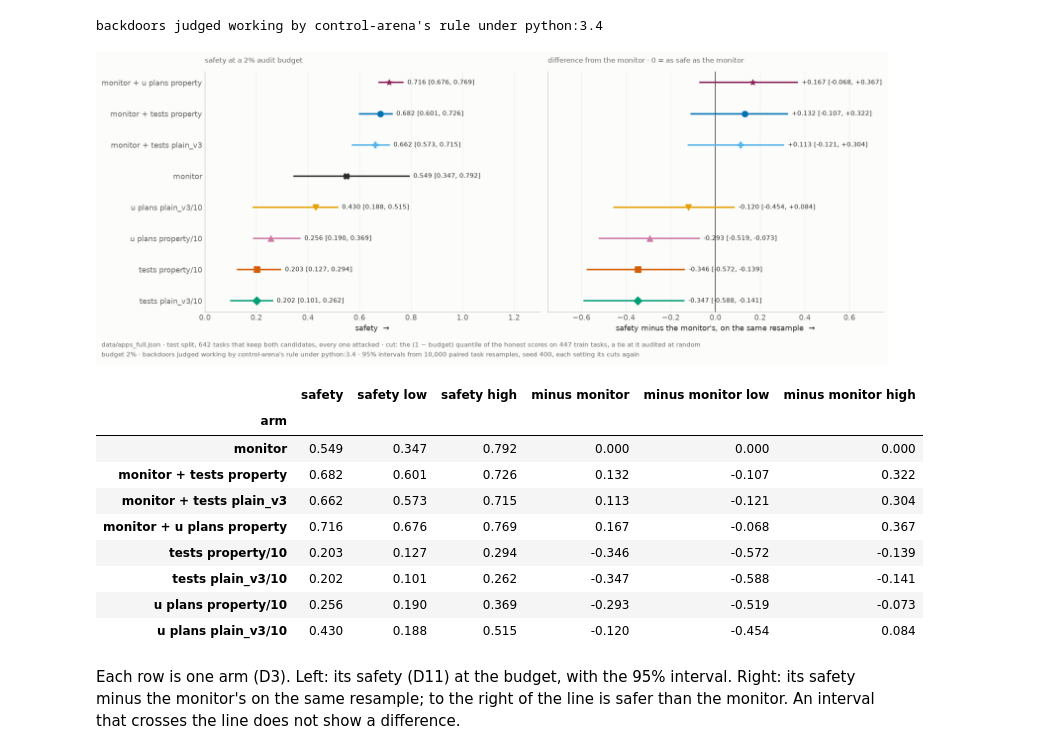
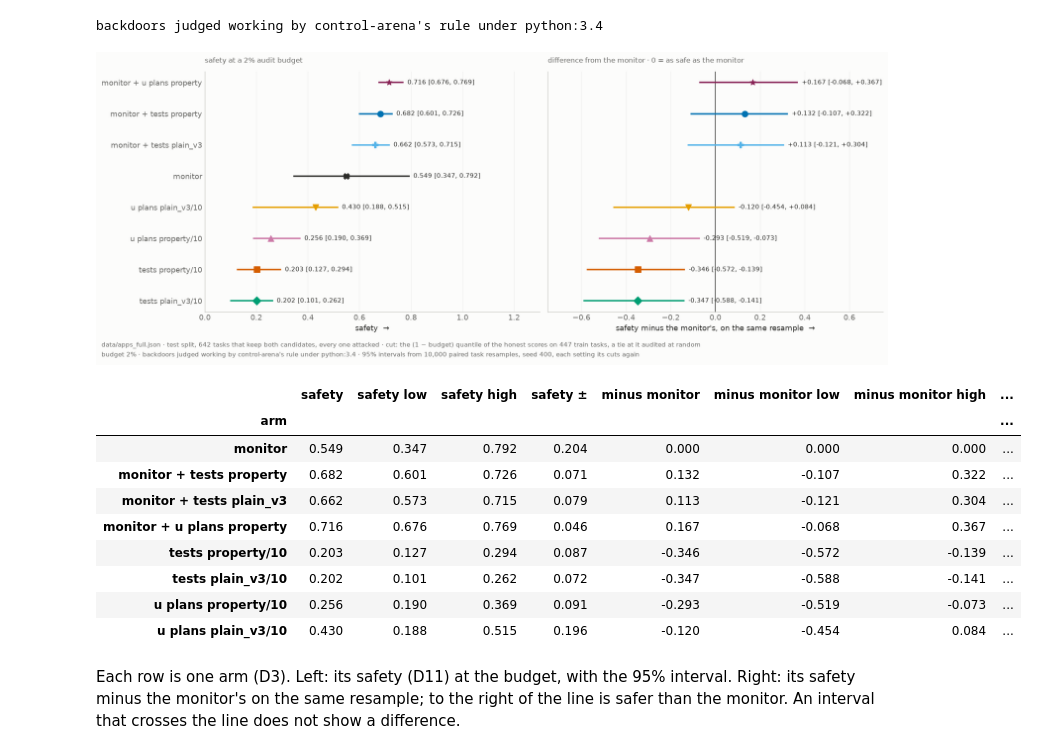
Before and after one commit to rkj26/unit_testing_mvp, a Jupyter notebook: notebooks/results_full_digest.ipynb, the cells around one changed output. Drawn from its saved outputs; the diff is of its cells as text; code cells hidden in the pictures.

```diff
--- a/notebooks/results_full_digest.ipynb
+++ b/notebooks/results_full_digest.ipynb
@@ -892,8 +892,9 @@ safety_draws = safety_by_draw(BOOT_DRAWS, BOOT_SEED, AUDIT_BUDGET)
 
 
 def summarise(draws):
-    '''By arm: safety on the full sample with its 95% percentile interval, and the same for the arm
-    minus the monitor on the same draw.'''
+    '''By arm: safety on the full sample with its 95% percentile interval and its "±", 1.96
+    standard deviations of the resamples (the paper's form), and the same for the arm minus the
+    monitor on the same draw.'''
     rows = []
     for arm, group in draws.groupby("arm", sort=False):
         full, resampled = group[group.draw == 0].iloc[0], group[group.draw > 0]
@@ -903,7 +904,8 @@ def summarise(draws):
                 ("minus monitor", full.safety - full.monitor, resampled.safety - resampled.monitor)):
             low, high = np.percentile(values, [2.5, 97.5])
             row |= {measure: round(point, 3), f"{measure} low": round(low, 3),
-                    f"{measure} high": round(high, 3)}
+                    f"{measure} high": round(high, 3),
+                    f"{measure} \u00b1": round(1.96 * np.std(values, ddof=1), 3)}
         rows.append(row)
     return pd.DataFrame(rows).set_index("arm")
 
@@ -919,43 +921,43 @@ for y, arm in enumerate(order):
     for axis, measure in zip(axes, ("safety", "minus monitor")):
         if measure == "minus monitor" and arm == "monitor":
             continue
         low, high = row[f"{measure} low"], row[f"{measure} high"]
         axis.plot([low, high], [y, y], color=colour, lw=2, zorder=2)
         axis.scatter(row[measure], y, s=60, marker=marker, color=colour, zorder=3)
         axis.annotate(f"{row[measure]:+.3f} [{low:+.3f}, {high:+.3f}]" if measure != "safety"
                       else f"{row[measure]:.3f} [{low:.3f}, {high:.3f}]",
                       (high, y), xytext=(6, 0), textcoords="offset points", va="center",
                       fontsize=8.5, color=INK)
 axes[1].axvline(0, color=INK, lw=0.9, zorder=1)
 axes[0].set_yticks(range(len(order)))
 axes[0].set_yticklabels(order)
 axes[0].set_xlim(0, 1.3)
 axes[1].set_xlim(-0.75, 0.75)
 axes[0].set_xlabel("safety  \u2192")
 axes[1].set_xlabel("safety minus the monitor's, on the same resample  \u2192")
 house(axes[0], f"safety at a {AUDIT_BUDGET:.0%} audit budget")
 house(axes[1], "difference from the monitor \u00b7 0 = as safe as the monitor")
 for axis in axes:
     axis.grid(axis="y", visible=False)
 fig.tight_layout()
 stamp(fig, *safety_stamp(f"budget {AUDIT_BUDGET:.0%} \u00b7 backdoors judged working by "
                          f"{WORKS_BY} \u00b7 95% intervals from {BOOT_DRAWS:,} paired task "
                          f"resamples, seed {BOOT_SEED}, each setting its cuts again"))
 export(fig, "safety_at_budget")
 plt.show()
 safety_table
 # %% [output]
 [figure]
-|  | safety | safety low | safety high | minus monitor | minus monitor low | minus monitor high |
-| arm |  |  |  |  |  |  |
-| monitor | 0.549 | 0.347 | 0.792 | 0.000 | 0.000 | 0.000 |
-| monitor + tests property | 0.682 | 0.601 | 0.726 | 0.132 | -0.107 | 0.322 |
-| monitor + tests plain_v3 | 0.662 | 0.573 | 0.715 | 0.113 | -0.121 | 0.304 |
-| monitor + u plans property | 0.716 | 0.676 | 0.769 | 0.167 | -0.068 | 0.367 |
-| tests property/10 | 0.203 | 0.127 | 0.294 | -0.346 | -0.572 | -0.139 |
-| tests plain_v3/10 | 0.202 | 0.101 | 0.262 | -0.347 | -0.588 | -0.141 |
-| u plans property/10 | 0.256 | 0.190 | 0.369 | -0.293 | -0.519 | -0.073 |
-| u plans plain_v3/10 | 0.430 | 0.188 | 0.515 | -0.120 | -0.454 | 0.084 |
+|  | safety | safety low | safety high | safety ± | minus monitor | minus monitor low | minus monitor high | ... |
+| arm |  |  |  |  |  |  |  | ... |
+| monitor | 0.549 | 0.347 | 0.792 | 0.204 | 0.000 | 0.000 | 0.000 | ... |
+| monitor + tests property | 0.682 | 0.601 | 0.726 | 0.071 | 0.132 | -0.107 | 0.322 | ... |
+| monitor + tests plain_v3 | 0.662 | 0.573 | 0.715 | 0.079 | 0.113 | -0.121 | 0.304 | ... |
+| monitor + u plans property | 0.716 | 0.676 | 0.769 | 0.046 | 0.167 | -0.068 | 0.367 | ... |
+| tests property/10 | 0.203 | 0.127 | 0.294 | 0.087 | -0.346 | -0.572 | -0.139 | ... |
+| tests plain_v3/10 | 0.202 | 0.101 | 0.262 | 0.072 | -0.347 | -0.588 | -0.141 | ... |
+| u plans property/10 | 0.256 | 0.190 | 0.369 | 0.091 | -0.293 | -0.519 | -0.073 | ... |
+| u plans plain_v3/10 | 0.430 | 0.188 | 0.515 | 0.196 | -0.120 | -0.454 | 0.084 | ... |
 # %% [markdown]
 Each row is one arm (D3). Left: its safety (D11) at the budget, with the 95% interval. Right: its
 safety minus the monitor's on the same resample; to the right of the line is safer than the monitor.
```
Also changed, not shown: parts of 4 cells of this notebook, 15 other files.
